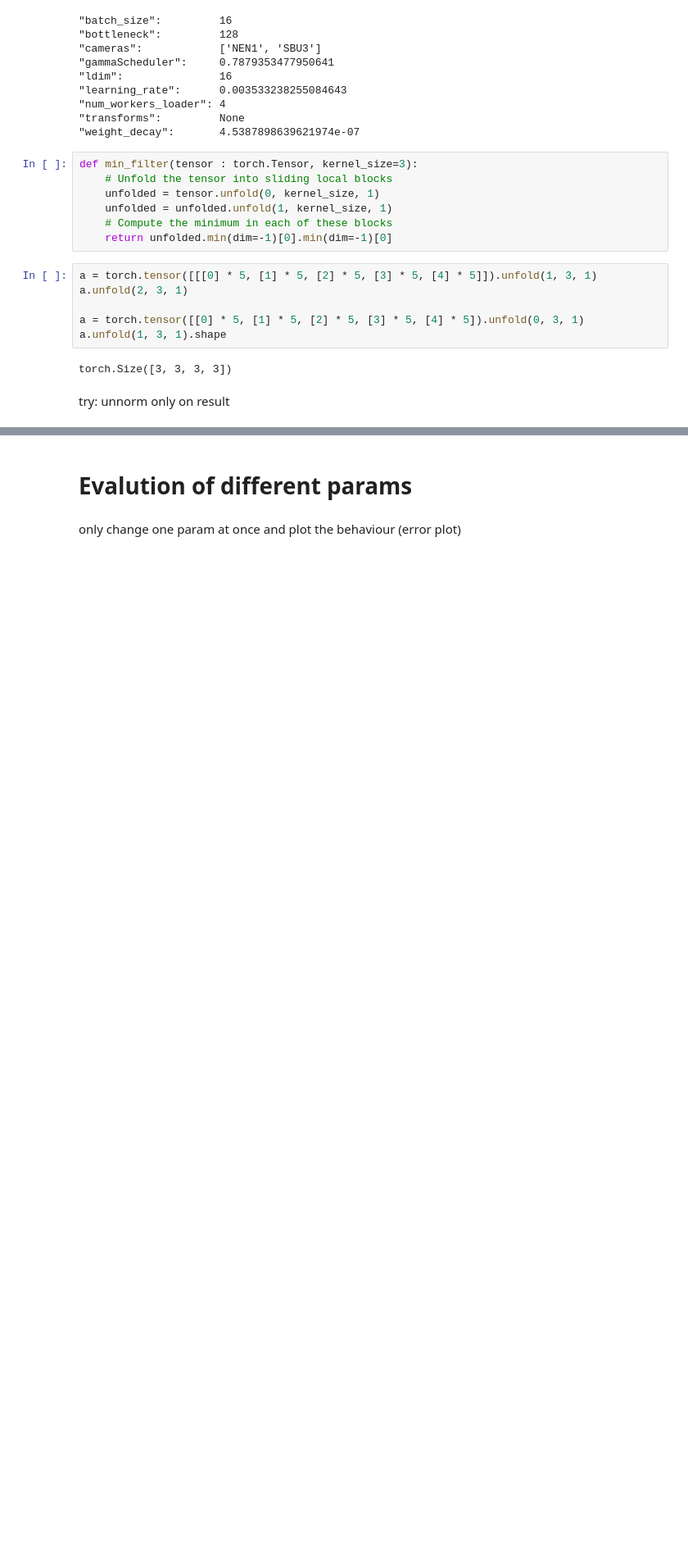
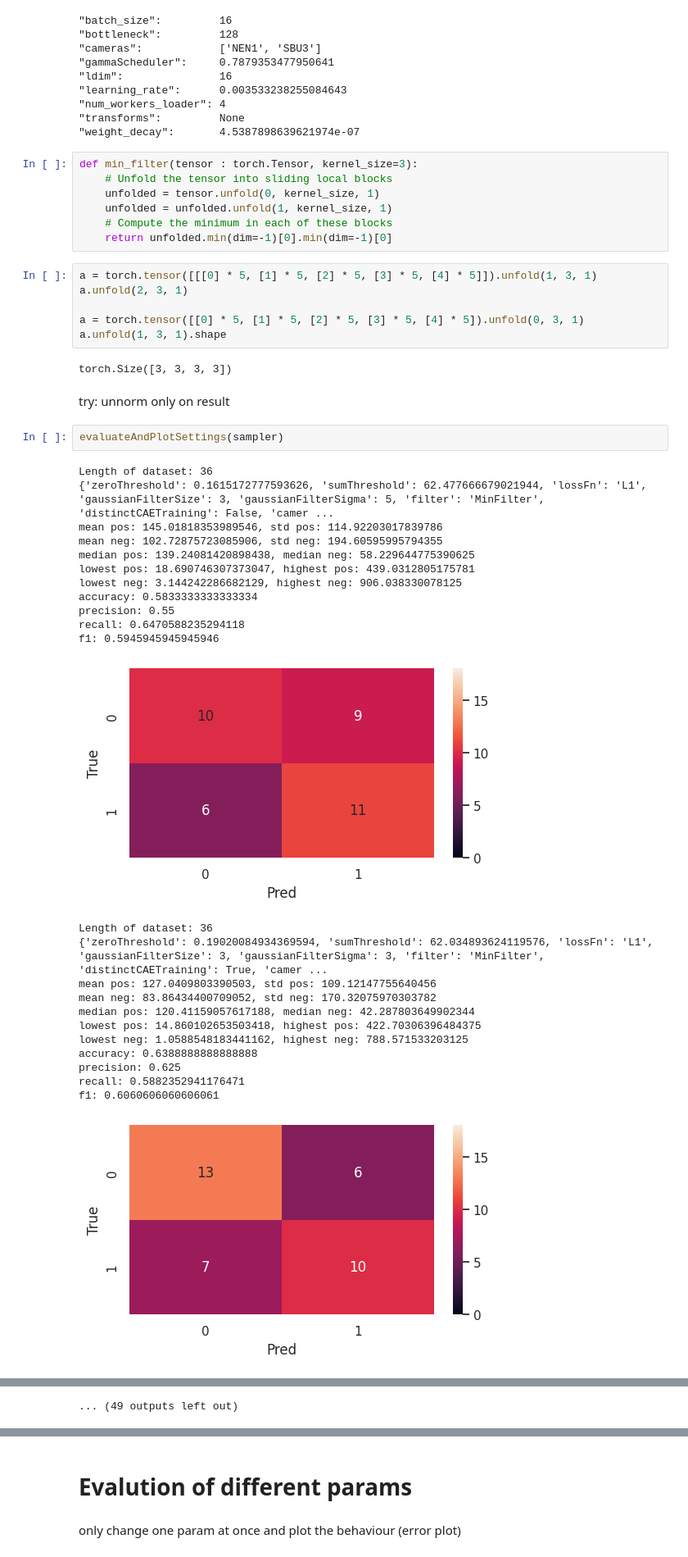
Before and after one commit to klusertim/heronWorkspace, a Jupyter notebook: classifier/basicClassifier.ipynb, the cells around one changed output, grey strips where cells are left out. Shown at 82% size. Drawn from its saved outputs; the diff is of its cells as text; blank space fills up the shorter version.

```diff
--- a/classifier/basicClassifier.ipynb
+++ b/classifier/basicClassifier.ipynb
@@ -114,3 +114,30 @@ a.unfold(1, 3, 1).shape
 torch.Size([3, 3, 3, 3])
 # %% [markdown]
 try: unnorm only on result
+# %%
+evaluateAndPlotSettings(sampler)
+# %% [output]
+Length of dataset: 36
+{'zeroThreshold': 0.1615172777593626, 'sumThreshold': 62.477666679021944, 'lossFn': 'L1', 'gaussianFilterSize': 3, 'gaussianFilterSigma': 5, 'filter': 'MinFilter', 'distinctCAETraining': False, 'camer ...
+mean pos: 145.01818353989546, std pos: 114.92203017839786
+mean neg: 102.72875723085906, std neg: 194.60595995794355
+median pos: 139.24081420898438, median neg: 58.229644775390625
+lowest pos: 18.690746307373047, highest pos: 439.0312805175781
+lowest neg: 3.144242286682129, highest neg: 906.038330078125
+accuracy: 0.5833333333333334
+precision: 0.55
+recall: 0.6470588235294118
+f1: 0.5945945945945946
+[figure, added]
+Length of dataset: 36
+{'zeroThreshold': 0.19020084934369594, 'sumThreshold': 62.034893624119576, 'lossFn': 'L1', 'gaussianFilterSize': 3, 'gaussianFilterSigma': 3, 'filter': 'MinFilter', 'distinctCAETraining': True, 'camer ...
+mean pos: 127.0409803390503, std pos: 109.12147755640456
+mean neg: 83.86434400709052, std neg: 170.32075970303782
+median pos: 120.41159057617188, median neg: 42.287803649902344
+lowest pos: 14.860102653503418, highest pos: 422.70306396484375
+lowest neg: 1.0588548183441162, highest neg: 788.571533203125
+accuracy: 0.6388888888888888
+precision: 0.625
+recall: 0.5882352941176471
+f1: 0.6060606060606061
+[figure, added]
@@ -117,3 +192,4 @@ try: unnorm only on result
+... (49 outputs left out)
 # %%
 #TODO: include camerProps
 
```
Also changed, not shown: parts of 9 cells of this notebook, 4 other files.
